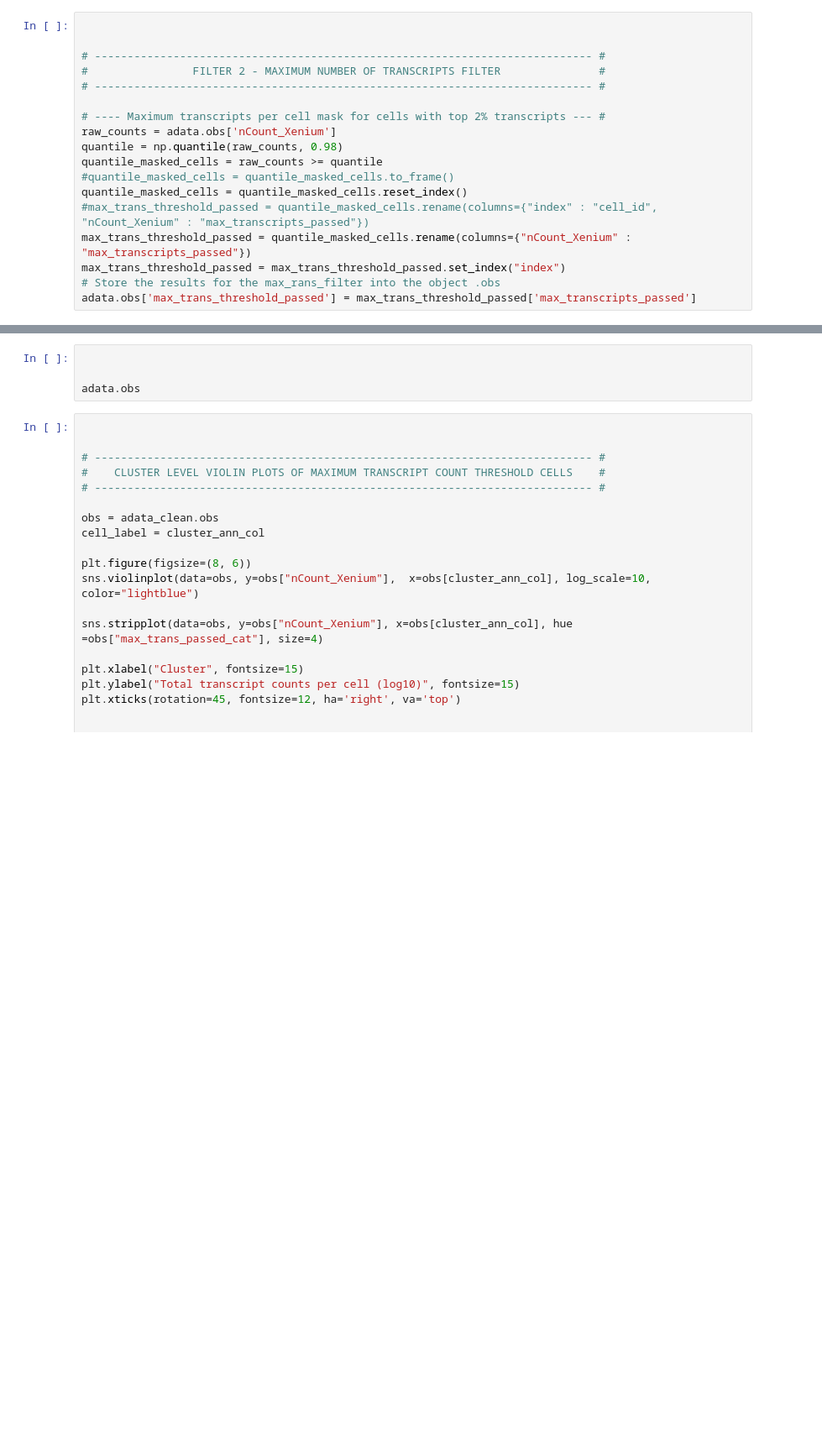
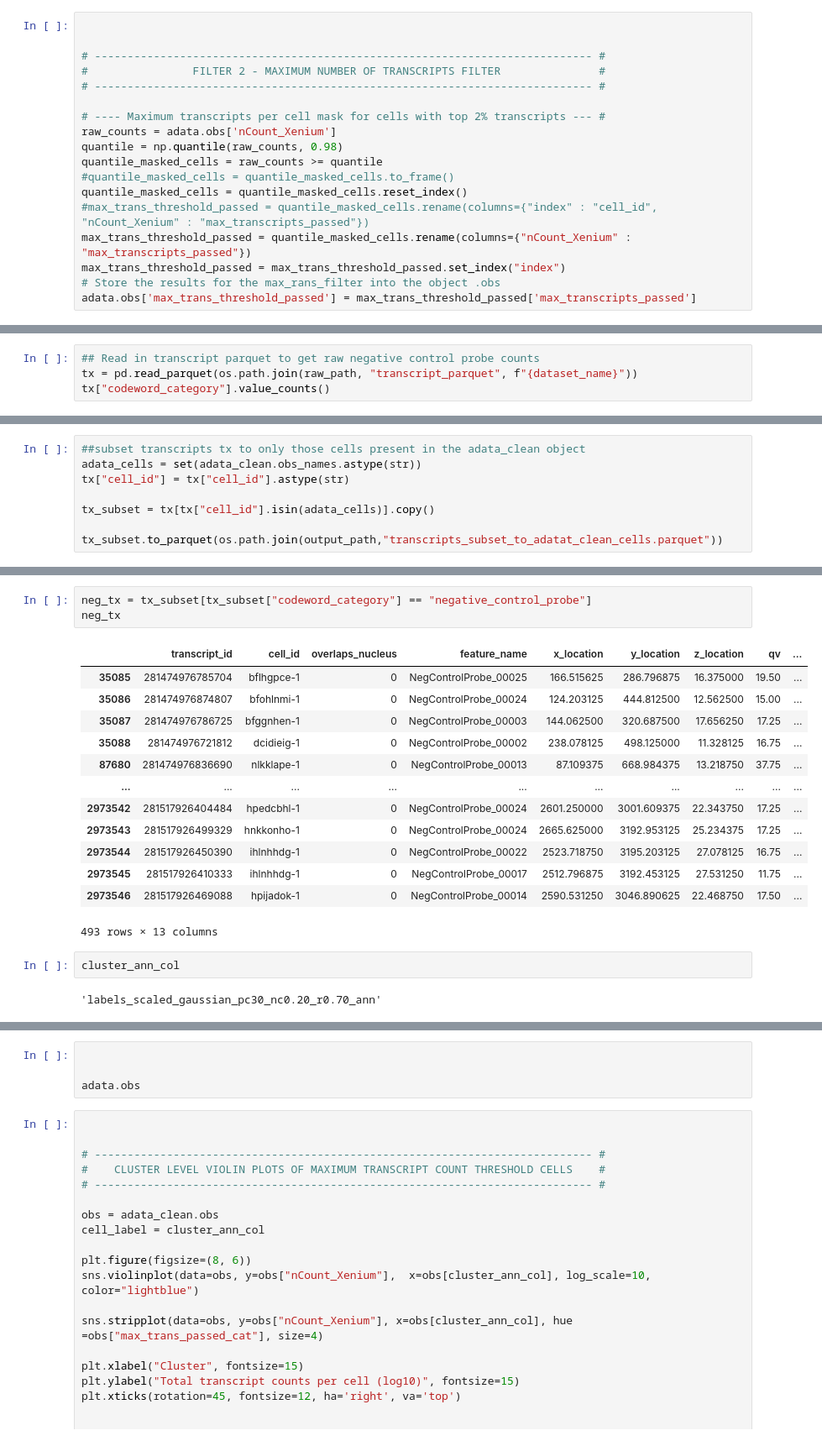
Before and after one commit to NJNataren/Banksy_py, a Jupyter notebook: 01_QC_xenium_spatial_clean_clustered.ipynb, the cells around one changed output, grey strips where cells are left out. Shown at 84% size. Drawn from its saved outputs; the diff is of its cells as text; blank space fills up the shorter version.

```diff
--- a/01_QC_xenium_spatial_clean_clustered.ipynb
+++ b/01_QC_xenium_spatial_clean_clustered.ipynb
@@ -541,0 +669,4 @@ adata_clean.obs
+# %%
+## Read in transcript parquet to get raw negative control probe counts
+tx = pd.read_parquet(os.path.join(raw_path, "transcript_parquet", f"{dataset_name}"))
+tx["codeword_category"].value_counts()
@@ -541,0 +681,8 @@ adata_clean.obs
+# %%
+##subset transcripts tx to only those cells present in the adata_clean object
+adata_cells = set(adata_clean.obs_names.astype(str))
+tx["cell_id"] = tx["cell_id"].astype(str)
+
+tx_subset = tx[tx["cell_id"].isin(adata_cells)].copy()
+
+tx_subset.to_parquet(os.path.join(output_path,"transcripts_subset_to_adatat_clean_cells.parquet"))
@@ -542,3 +699,24 @@ adata_clean.obs
+# %%
+neg_tx = tx_subset[tx_subset["codeword_category"] == "negative_control_probe"]
+neg_tx
+# %% [output]
+|  | transcript_id | cell_id | overlaps_nucleus | feature_name | x_location | y_location | z_location | qv | ... |
+| 35085 | 281474976785704 | bflhgpce-1 | 0 | NegControlProbe_00025 | 166.515625 | 286.796875 | 16.375000 | 19.50 | ... |
+| 35086 | 281474976874807 | bfohlnmi-1 | 0 | NegControlProbe_00024 | 124.203125 | 444.812500 | 12.562500 | 15.00 | ... |
+| 35087 | 281474976786725 | bfggnhen-1 | 0 | NegControlProbe_00003 | 144.062500 | 320.687500 | 17.656250 | 17.25 | ... |
+| 35088 | 281474976721812 | dcidieig-1 | 0 | NegControlProbe_00002 | 238.078125 | 498.125000 | 11.328125 | 16.75 | ... |
+| 87680 | 281474976836690 | nlkklape-1 | 0 | NegControlProbe_00013 | 87.109375 | 668.984375 | 13.218750 | 37.75 | ... |
+| ... | ... | ... | ... | ... | ... | ... | ... | ... | ... |
+| 2973542 | 281517926404484 | hpedcbhl-1 | 0 | NegControlProbe_00024 | 2601.250000 | 3001.609375 | 22.343750 | 17.25 | ... |
+| 2973543 | 281517926499329 | hnkkonho-1 | 0 | NegControlProbe_00024 | 2665.625000 | 3192.953125 | 25.234375 | 17.25 | ... |
+| 2973544 | 281517926450390 | ihlnhhdg-1 | 0 | NegControlProbe_00022 | 2523.718750 | 3195.203125 | 27.078125 | 16.75 | ... |
+| 2973545 | 281517926410333 | ihlnhhdg-1 | 0 | NegControlProbe_00017 | 2512.796875 | 3192.453125 | 27.531250 | 11.75 | ... |
+| 2973546 | 281517926469088 | hpijadok-1 | 0 | NegControlProbe_00014 | 2590.531250 | 3046.890625 | 22.468750 | 17.50 | ... |
+493 rows × 13 columns
+# %%
+cluster_ann_col
+# %% [output]
+'labels_scaled_gaussian_pc30_nc0.20_r0.70_ann'
 # %%
 
 
```
Also changed, not shown: parts of 29 cells of this notebook, 13 other files.
